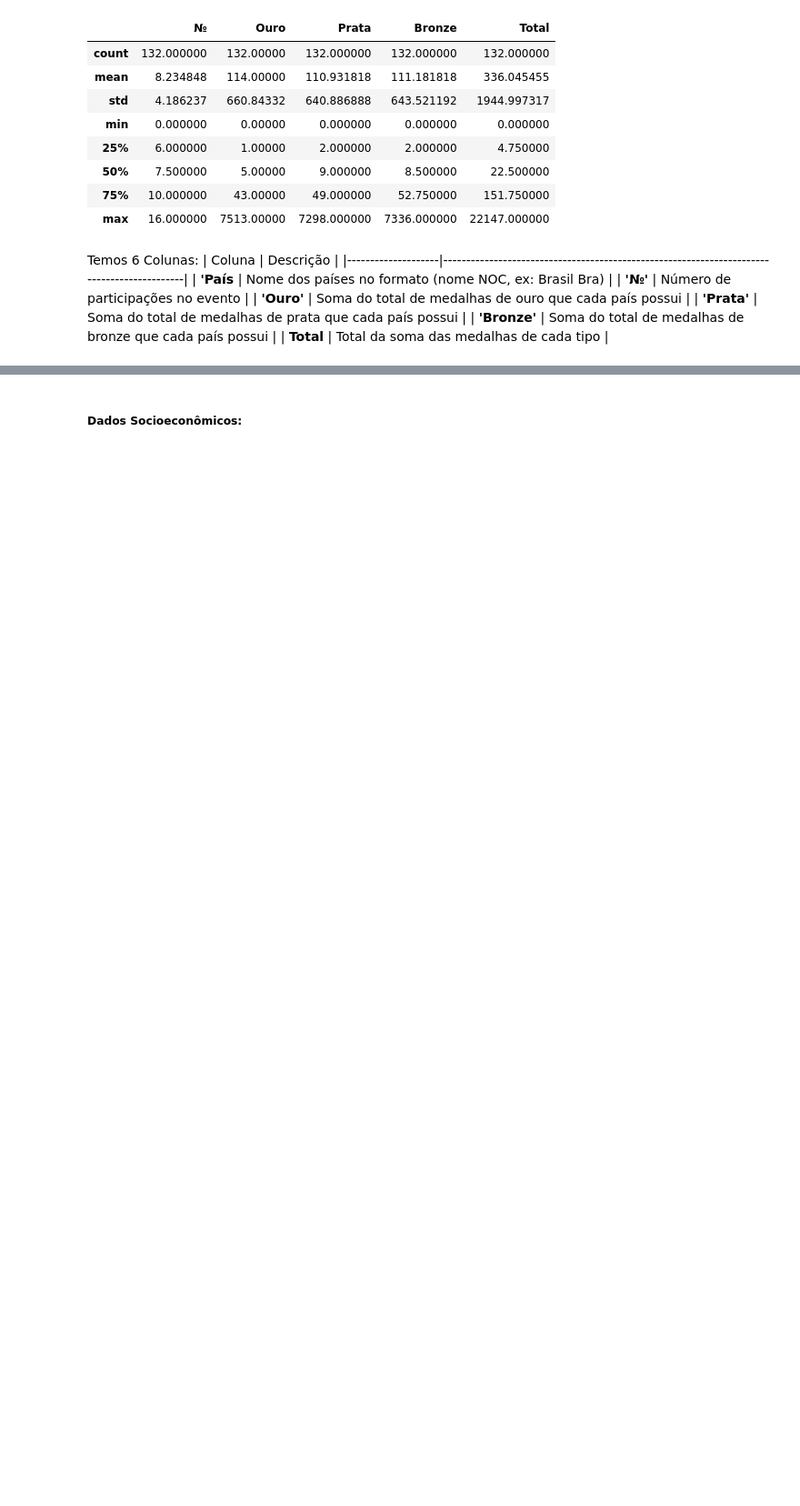
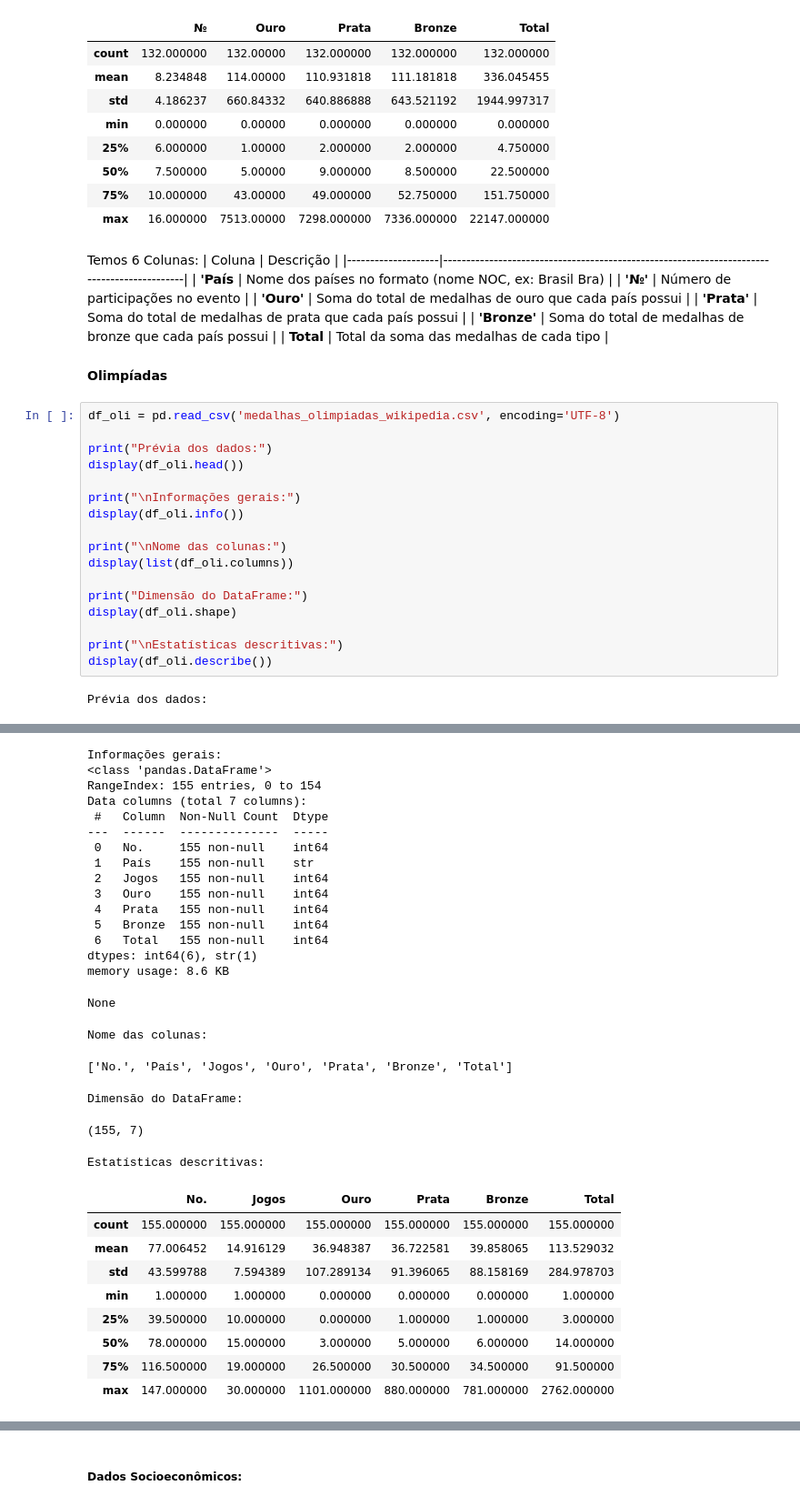
Before and after one commit to ClaraCaldas/Projeto-ICD, a Jupyter notebook: RELATORIO.ipynb, the cells around one changed output, grey strips where cells are left out. Shown at 91% size. Cells and saved outputs as stored; diff of their text form; blank space fills up the shorter version.

Commit message:
arruma dados

```diff
--- a/RELATORIO.ipynb
+++ b/RELATORIO.ipynb
@@ -167,3 +197,24 @@ Temos 6 Colunas:
 | **'Prata'**        | Soma do total de medalhas de prata que cada país possui                                    |
 | **'Bronze'**       | Soma do total de medalhas de bronze que cada país possui                                   |
 | **Total**          | Total da soma das medalhas de cada tipo                                                    |
+# %% [markdown]
+**Olimpíadas**
+# %%
+df_oli = pd.read_csv('medalhas_olimpiadas_wikipedia.csv', encoding='UTF-8')
+
+print("Prévia dos dados:")
+display(df_oli.head())
+
+print("\nInformações gerais:")
+display(df_oli.info())
+
+print("\nNome das colunas:")
+display(list(df_oli.columns))
+
+print("Dimensão do DataFrame:")
+display(df_oli.shape)
+
+print("\nEstatísticas descritivas:")
+display(df_oli.describe())
+# %% [output]
+Prévia dos dados:
@@ -169,0 +227,30 @@ Temos 6 Colunas:
+Informações gerais:
+<class 'pandas.DataFrame'>
+RangeIndex: 155 entries, 0 to 154
+Data columns (total 7 columns):
+ #   Column  Non-Null Count  Dtype
+---  ------  --------------  -----
+ 0   No.     155 non-null    int64
+ 1   País    155 non-null    str
+ 2   Jogos   155 non-null    int64
+ 3   Ouro    155 non-null    int64
+ 4   Prata   155 non-null    int64
+ 5   Bronze  155 non-null    int64
+ 6   Total   155 non-null    int64
+dtypes: int64(6), str(1)
+memory usage: 8.6 KB
+None
+Nome das colunas:
+['No.', 'País', 'Jogos', 'Ouro', 'Prata', 'Bronze', 'Total']
+Dimensão do DataFrame:
+(155, 7)
+Estatísticas descritivas:
+|  | No. | Jogos | Ouro | Prata | Bronze | Total |
+| count | 155.000000 | 155.000000 | 155.000000 | 155.000000 | 155.000000 | 155.000000 |
+| mean | 77.006452 | 14.916129 | 36.948387 | 36.722581 | 39.858065 | 113.529032 |
+| std | 43.599788 | 7.594389 | 107.289134 | 91.396065 | 88.158169 | 284.978703 |
+| min | 1.000000 | 1.000000 | 0.000000 | 0.000000 | 0.000000 | 1.000000 |
+| 25% | 39.500000 | 10.000000 | 0.000000 | 1.000000 | 1.000000 | 3.000000 |
+| 50% | 78.000000 | 15.000000 | 3.000000 | 5.000000 | 6.000000 | 14.000000 |
+| 75% | 116.500000 | 19.000000 | 26.500000 | 30.500000 | 34.500000 | 91.500000 |
+| max | 147.000000 | 30.000000 | 1101.000000 | 880.000000 | 781.000000 | 2762.000000 |
```
Also changed, not shown: parts of 12 cells of this notebook, 2 other files.
